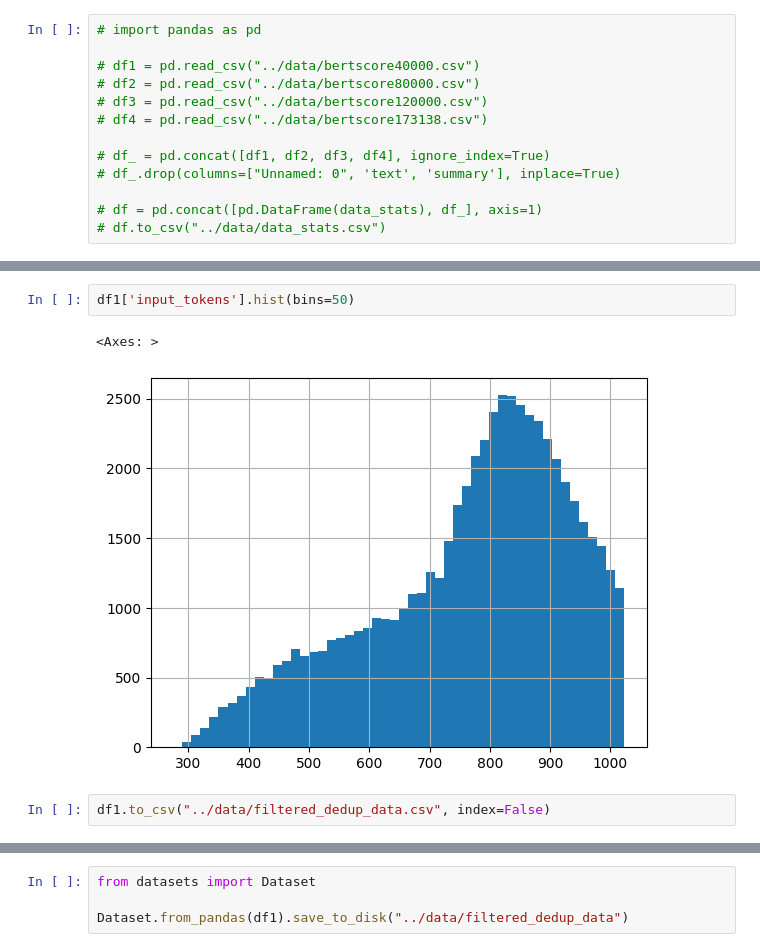
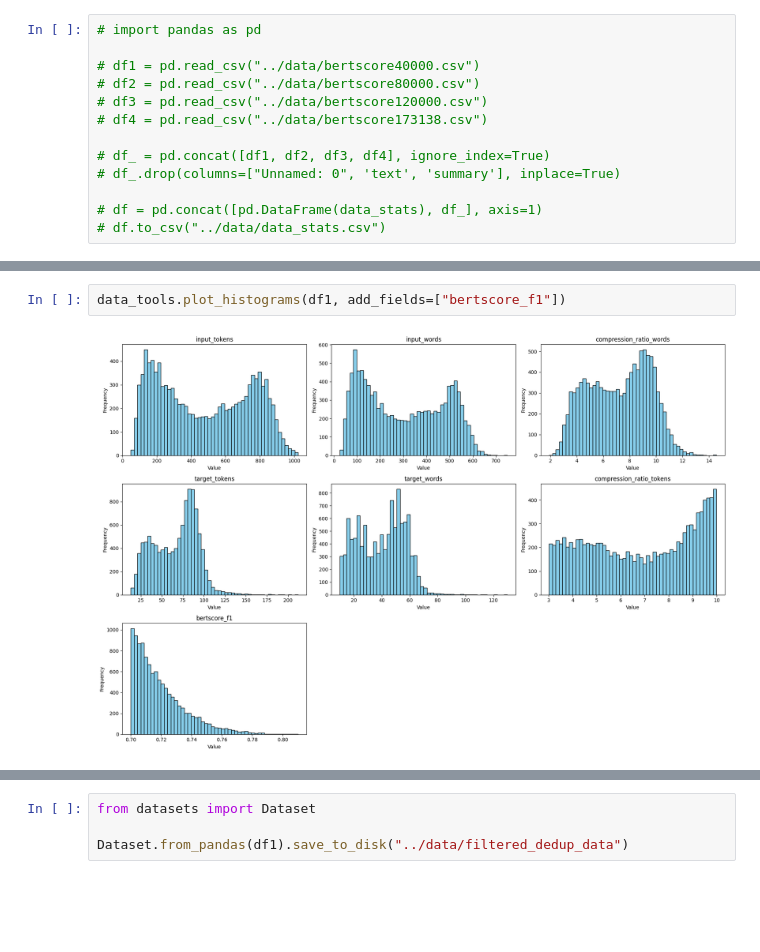
Before and after one commit to xendalm/vyzhimka, a Jupyter notebook: notebooks/datasets.ipynb, the cells around one changed output, grey strips where cells are left out. Cells and saved outputs as stored; diff of their text form; blank space fills up the shorter version.

```diff
--- a/notebooks/datasets.ipynb
+++ b/notebooks/datasets.ipynb
@@ -287,7 +214,4 @@ df1['target_tokens'].hist(bins=50)
-# %%
-df1['input_tokens'].hist(bins=50)
-# %% [output]
-<Axes: >
-[figure, removed]
-# %%
-df1.to_csv("../data/filtered_dedup_data.csv", index=False)
+# %%
+data_tools.plot_histograms(df1, add_fields=["bertscore_f1"])
+# %% [output]
+[figure, added]
```
Also changed, not shown: parts of 71 cells of this notebook, 6 other files.
